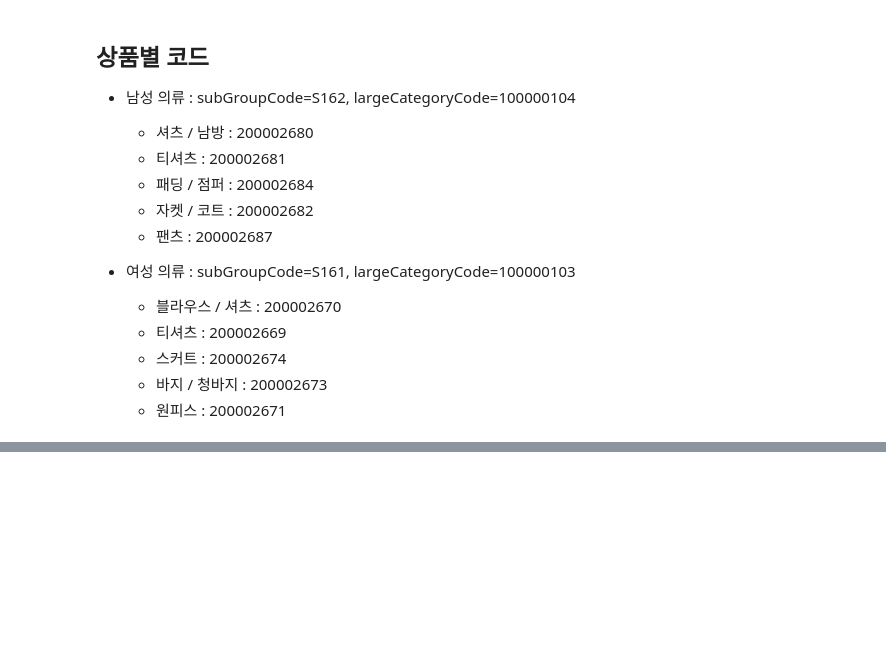
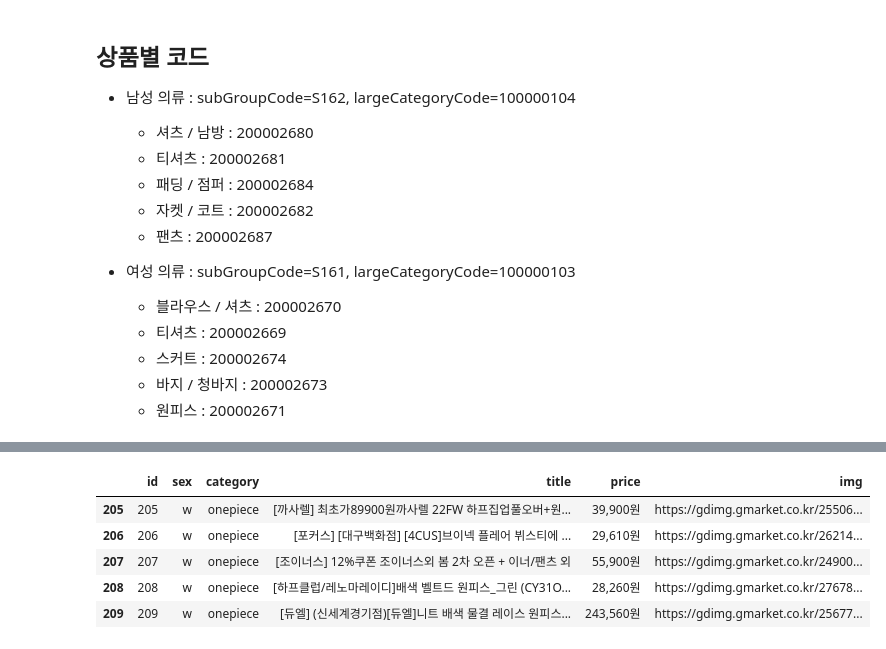
Before and after one commit to testerhyuk/Vanilla, a Jupyter notebook: Crawler/Gmarket_crawler.ipynb, the cells around one changed output, grey strips where cells are left out. Cells and saved outputs as stored; diff of their text form; code cells hidden in the pictures; blank space fills up the shorter version.

```diff
--- a/Crawler/Gmarket_crawler.ipynb
+++ b/Crawler/Gmarket_crawler.ipynb
@@ -102,0 +95,9 @@ db_json
+# %%
+df.tail()
+# %% [output]
+|  | id | sex | category | title | price | img |
+| 205 | 205 | w | onepiece | [까사렐] 최초가89900원까사렐 22FW 하프집업풀오버+원... | 39,900원 | https://gdimg.gmarket.co.kr/25506... |
+| 206 | 206 | w | onepiece | [포커스] [대구백화점] [4CUS]브이넥 플레어 뷔스티에 ... | 29,610원 | https://gdimg.gmarket.co.kr/26214... |
+| 207 | 207 | w | onepiece | [조이너스] 12%쿠폰 조이너스외 봄 2차 오픈 + 이너/팬츠 외 | 55,900원 | https://gdimg.gmarket.co.kr/24900... |
+| 208 | 208 | w | onepiece | [하프클럽/레노마레이디]배색 벨트드 원피스_그린 (CY31O... | 28,260원 | https://gdimg.gmarket.co.kr/27678... |
+| 209 | 209 | w | onepiece | [듀엘] (신세계경기점)[듀엘]니트 배색 물결 레이스 원피스... | 243,560원 | https://gdimg.gmarket.co.kr/25677... |
```
Also changed, not shown: parts of 25 cells of this notebook, 46 other files.
